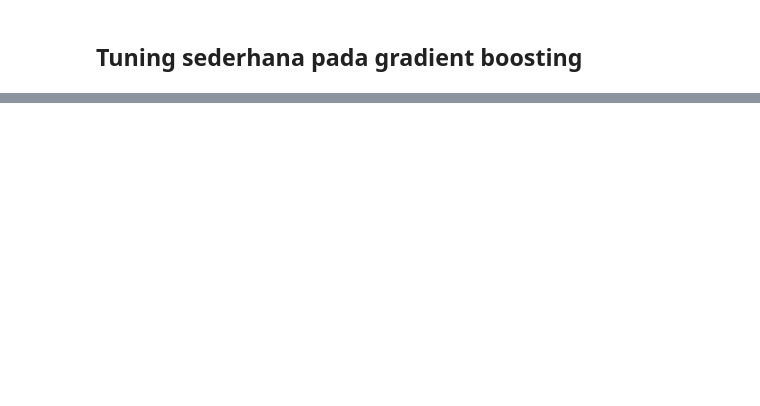
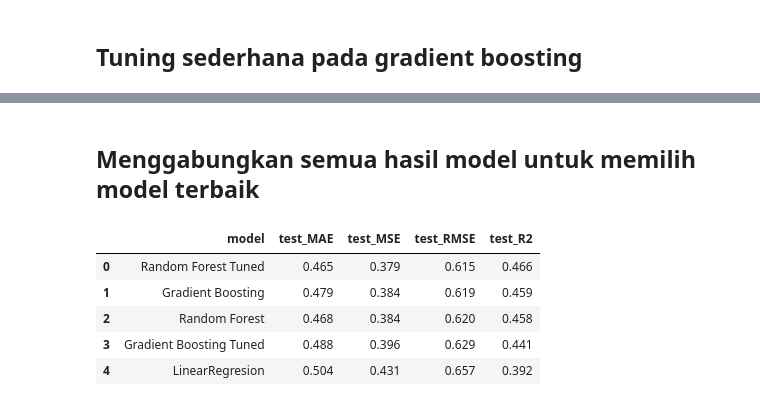
Before and after one commit to r021n/simple-machine-learing, a Jupyter notebook: Wine_Quality_Prediction.ipynb, the cells around one changed output, grey strips where cells are left out. Cells and saved outputs as stored; diff of their text form; code cells hidden in the pictures; blank space fills up the shorter version.

Commit message:
Displays all model training results

```diff
--- a/Wine_Quality_Prediction.ipynb
+++ b/Wine_Quality_Prediction.ipynb
@@ -839,3 +839,23 @@ display(gb_tuned_results)
 # %% [output]
 |  | model | train_MAE | train_MSE | train_RMSE | train_R2 | test_MAE | test_MSE | test_RMSE | test_R2 |
 | 0 | Gradient Boosting Tuned | 0.355 | 0.203 | 0.45 | 0.697 | 0.488 | 0.396 | 0.629 | 0.441 |
+# %% [markdown]
+## Menggabungkan semua hasil model untuk memilih model terbaik
+# %%
+all_results = pd.concat([
+    baseline_results_comparison[["model", "test_MAE", "test_MSE", "test_RMSE", "test_R2"]],
+    rf_results[["model", "test_MAE", "test_MSE", "test_RMSE", "test_R2"]],
+    gb_results[["model", "test_MAE", "test_MSE", "test_RMSE", "test_R2"]],
+    rf_tuned_results[["model", "test_MAE", "test_MSE", "test_RMSE", "test_R2"]],
+    gb_tuned_results[["model", "test_MAE", "test_MSE", "test_RMSE", "test_R2"]]
+], ignore_index=True)
+
+all_results_sorted = all_results.sort_values(by="test_RMSE").reset_index(drop=True)
+display(all_results_sorted)
+# %% [output]
+|  | model | test_MAE | test_MSE | test_RMSE | test_R2 |
+| 0 | Random Forest Tuned | 0.465 | 0.379 | 0.615 | 0.466 |
+| 1 | Gradient Boosting | 0.479 | 0.384 | 0.619 | 0.459 |
+| 2 | Random Forest | 0.468 | 0.384 | 0.620 | 0.458 |
+| 3 | Gradient Boosting Tuned | 0.488 | 0.396 | 0.629 | 0.441 |
+| 4 | LinearRegresion | 0.504 | 0.431 | 0.657 | 0.392 |
```
